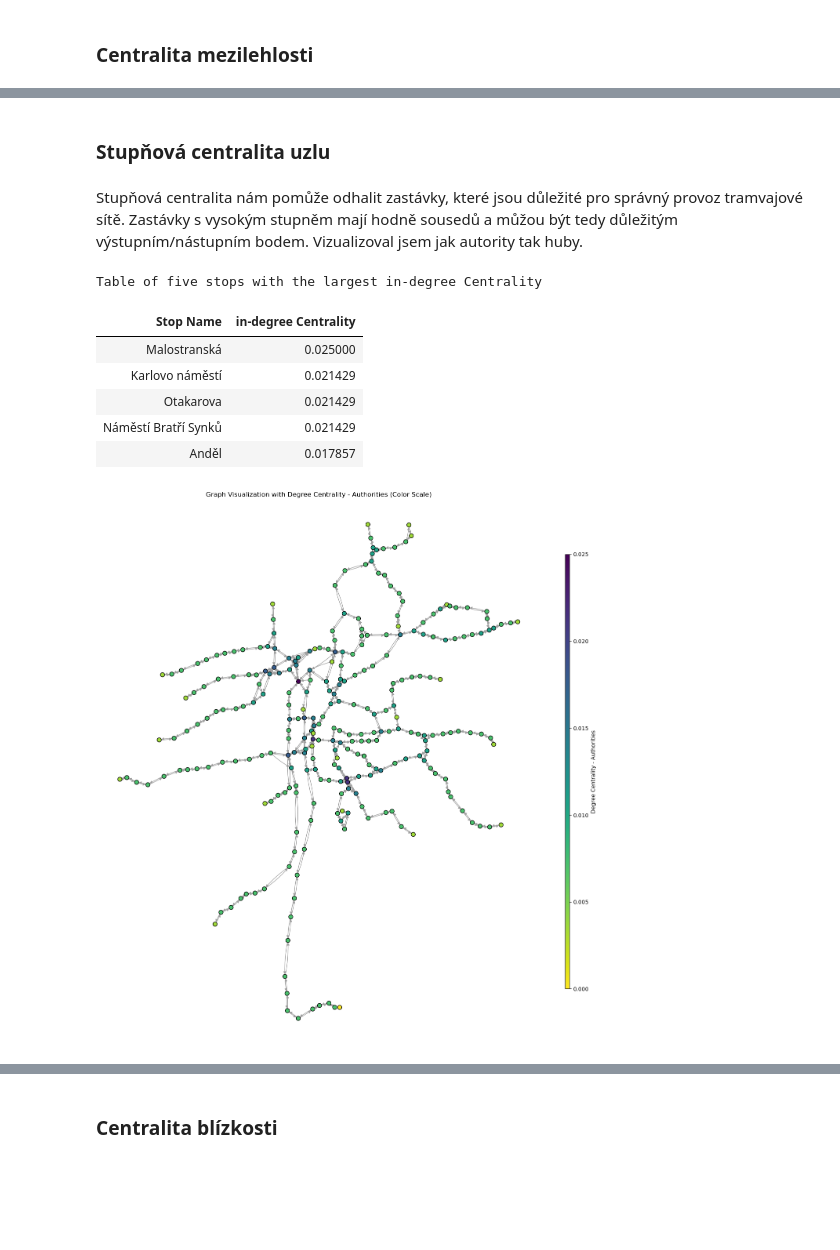
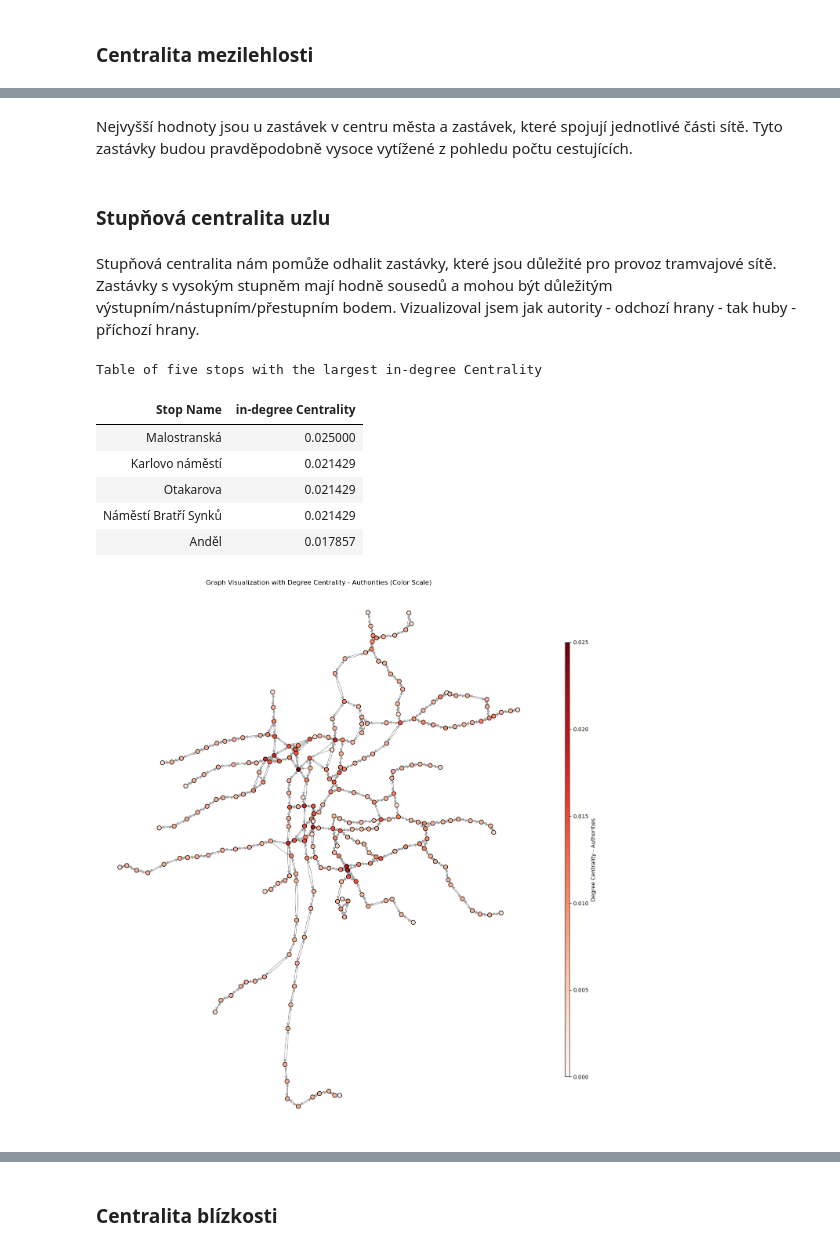
Before and after one commit to andyska09/Data-Visualisation, a Jupyter notebook: 02/solution02.ipynb, the cells around one changed output, grey strips where cells are left out. Cells and saved outputs as stored; diff of their text form; code cells hidden in the pictures; blank space fills up the shorter version.

```diff
--- a/02/solution02.ipynb
+++ b/02/solution02.ipynb
@@ -209,9 +209,9 @@ Pomocí centrality mezilehlosti můžeme vizualizovat přes které zastávky ved
 # %%
 between_centrality = dict(sorted(nx.betweenness_centrality(G_tram_subgraph).items(), key=lambda item: item[1], reverse=True))
 # %%
-def display_centrality(name,centrality, graph, ax):
-    node_color = [centrality[node] for node in graph.nodes()]
-    cmap = cm.get_cmap('viridis_r')
+def display_coloring(name,coloring, graph, ax):
+    node_color = [coloring[node] for node in graph.nodes()]
+    cmap = cm.get_cmap('Reds')
     norm = plt.Normalize(vmin=min(node_color), vmax=max(node_color))
 
     display_graph(graph, ax, node_color, cmap)
@@ -226,19 +226,6 @@ def display_table(name,centrality):
     print(f"Table of five stops with the largest {name}")
     centrality_df = pd.DataFrame(list(centrality.items()), columns=['Stop Name', f'{name}'])
     display(centrality_df.head().style.hide_index())
-
-# def display_labels(centrality, graph, pos):
-#     labels = {node: str(node) for node in list(centrality.keys())[:5]}
-#     label_pos = {key: (value[0], value[1] + 0.001) for key, value in pos.items()}
-#     nx.draw_networkx_labels(
-#         graph,
-#         label_pos,
-#         labels=labels,
-#         font_size=9,
-#         font_color='black',
-#         font_weight='bold',
-#         bbox=dict(facecolor='white', edgecolor='none', alpha=0.2, boxstyle='round,pad=0.3')
-#     )
 # %%
 fig, ax = plt.subplots(figsize=(18, 18))
 
@@ -258,26 +245,28 @@ Table of five stops with the largest Betweenness Centrality
+# %% [markdown]
+Nejvyšší hodnoty jsou u zastávek v centru města a zastávek, které spojují jednotlivé části sítě. Tyto zastávky budou pravděpodobně vysoce vytížené z pohledu počtu cestujících.
 # %% [markdown]
 ### Stupňová centralita uzlu
 # %% [markdown]
-Stupňová centralita nám pomůže odhalit zastávky, které jsou důležité pro správný provoz tramvajové sítě. Zastávky s vysokým stupněm mají hodně sousedů a můžou být tedy důležitým výstupním/nástupním bodem. Vizualizoval jsem jak autority tak huby.
+Stupňová centralita nám pomůže odhalit zastávky, které jsou důležité pro provoz tramvajové sítě. Zastávky s vysokým stupněm mají hodně sousedů a mohou být důležitým výstupním/nástupním/přestupním bodem. Vizualizoval jsem jak autority - odchozí hrany - tak huby - příchozí hrany.
 # %%
 in_degree_centrality = dict(sorted(nx.in_degree_centrality(G_tram_subgraph).items(), key=lambda item: item[1], reverse=True))
 out_degree_centrality = dict(sorted(nx.out_degree_centrality(G_tram_subgraph).items(), key=lambda item: item[1], reverse=True))
 # %%
 fig, ax = plt.subplots(figsize=(18, 18))
 
-display_centrality('Degree Centrality - Authorities', in_degree_centrality, G_tram_subgraph, ax)
+display_coloring('Degree Centrality - Authorities', in_degree_centrality, G_tram_subgraph, ax)
 display_table('in-degree Centrality', in_degree_centrality)
 
 plt.show()
 # %% [output]
 Table of five stops with the largest in-degree Centrality
 | Stop Name | in-degree Centrality |
 | Malostranská | 0.025000 |
 | Karlovo náměstí | 0.021429 |
 | Otakarova | 0.021429 |
 | Náměstí Bratří Synků | 0.021429 |
 | Anděl | 0.017857 |
-[figure, old version]
+[figure, new version]
 # %%
 fig, ax = plt.subplots(figsize=(18, 18))
 
```
Also changed, not shown: parts of 25 cells of this notebook.
